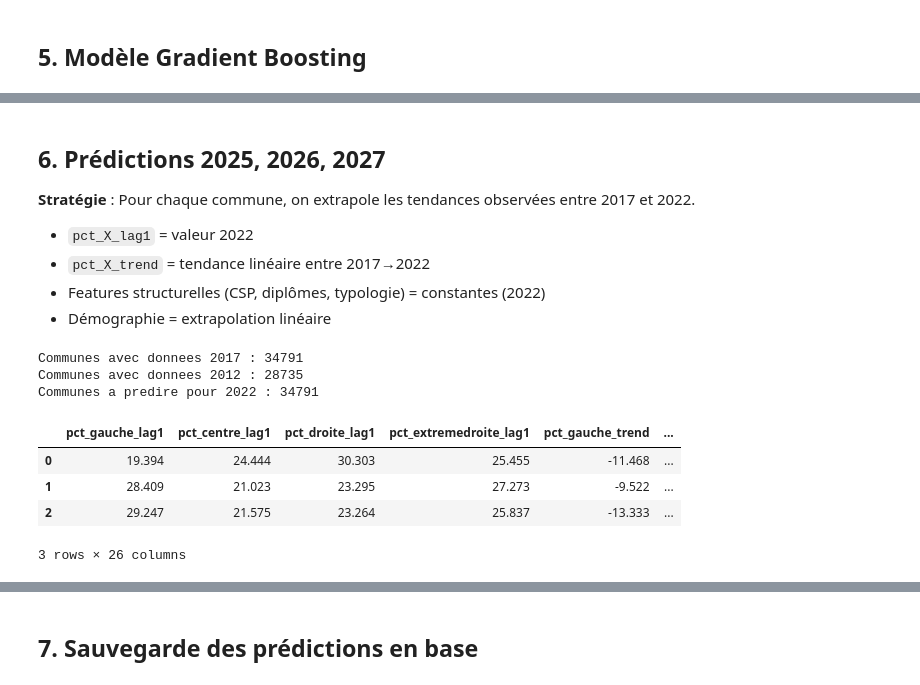
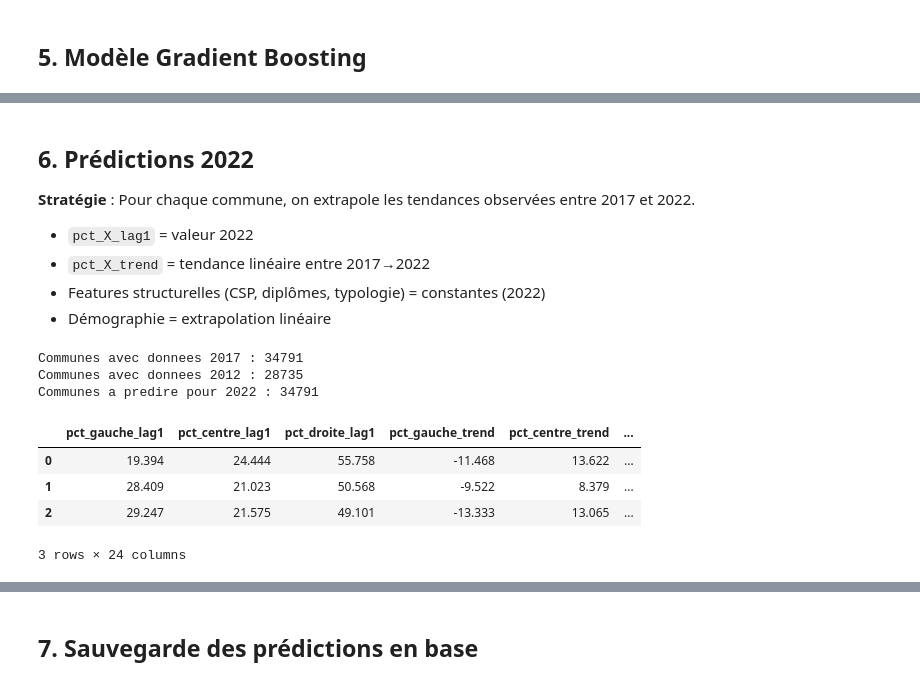
Before and after one commit to Lucas-knut/mspr-813, a Jupyter notebook: notebooks/communes/france/03_modeling.ipynb, the cells around one changed output, grey strips where cells are left out. Drawn from its saved outputs; the diff is of its cells as text; code cells hidden in the pictures.

```diff
--- a/notebooks/communes/france/03_modeling.ipynb
+++ b/notebooks/communes/france/03_modeling.ipynb
@@ -84,11 +84,11 @@ Ajout de features dérivées : tendances entre élections, lag, encodage de la t
 df = df.sort_values(['code_commune', 'annee']).reset_index(drop=True)
 
 # Lag : résultat de l'élection précédente (par commune)
-for col in ['pct_gauche', 'pct_centre', 'pct_droite', 'pct_extremedroite']:
+for col in ['pct_gauche', 'pct_centre', 'pct_droite']:
     df[f'{col}_lag1'] = df.groupby('code_commune')[col].shift(1)
 
 # Tendance : évolution par rapport à t-1
-for col in ['pct_gauche', 'pct_centre', 'pct_droite', 'pct_extremedroite']:
+for col in ['pct_gauche', 'pct_centre', 'pct_droite']:
     df[f'{col}_trend'] = df[col] - df[f'{col}_lag1']
 
 # Bloc dominant à t-1
@@ -298,5 +294,5 @@ Meilleur modèle : GradientBoosting (accuracy=0.808)
 # %% [markdown]
-## 6. Prédictions 2025, 2026, 2027
+## 6. Prédictions 2022
 
 **Stratégie** : Pour chaque commune, on extrapole les tendances observées entre 2017 et 2022.
 - `pct_X_lag1` = valeur 2022
@@ -332,12 +328,10 @@ for _, row in df_2017.iterrows():
         'pct_gauche_lag1':         row.get('pct_gauche', np.nan),
         'pct_centre_lag1':         row.get('pct_centre', np.nan),
         'pct_droite_lag1':         row.get('pct_droite', np.nan),
-        'pct_extremedroite_lag1':  row.get('pct_extremedroite', np.nan),
         # Tendance 2012 -> 2017
         'pct_gauche_trend':        get_trend_2017('pct_gauche'),
         'pct_centre_trend':        get_trend_2017('pct_centre'),
         'pct_droite_trend':        get_trend_2017('pct_droite'),
-        'pct_extremedroite_trend': get_trend_2017('pct_extremedroite'),
         # CSP
         'cadres_pct':              row.get('cadres_pct', np.nan),
         'ouvriers_pct':            row.get('ouvriers_pct', np.nan),
@@ -346,38 +340,38 @@ for _, row in df_2017.iterrows():
         # Diplomes
         'pct_bac_plus':            row.get('pct_bac_plus', np.nan),
         'pct_sans_diplome':        row.get('pct_sans_diplome', np.nan),
         # Demographie
         'nb_naissances':           row.get('nb_naissances', np.nan),
         'nb_deces':                row.get('nb_deces', np.nan),
         'solde_naturel':           row.get('solde_naturel', np.nan),
         # Territoire
         'typo_ord':                row.get('typo_ord', 0),
         # Revenus
         'mediane_revenu_disp':     row.get('mediane_revenu_disp', np.nan),
         'gini':                    row.get('gini', np.nan),
         'taux_pauvrete':           row.get('taux_pauvrete', np.nan),
         # Annee cible
         'annee':                   2022,
         # Metadata
         '_code_commune':           comm,
         '_libelle':                row.get('libelle', ''),
         '_code_dep':               row.get('code_dep', ''),
         '_typologie':              row.get('typologie_territoire', ''),
     }
     predictions_rows.append(feat_row)
 
 df_pred_input = pd.DataFrame(predictions_rows)
 print(f'Communes a predire pour 2022 : {len(df_pred_input)}')
 df_pred_input.head(3)
 # %% [output]
 Communes avec donnees 2017 : 34791
 Communes avec donnees 2012 : 28735
 Communes a predire pour 2022 : 34791
-|  | pct_gauche_lag1 | pct_centre_lag1 | pct_droite_lag1 | pct_extremedroite_lag1 | pct_gauche_trend | ... |
-| 0 | 19.394 | 24.444 | 30.303 | 25.455 | -11.468 | ... |
-| 1 | 28.409 | 21.023 | 23.295 | 27.273 | -9.522 | ... |
-| 2 | 29.247 | 21.575 | 23.264 | 25.837 | -13.333 | ... |
+|  | pct_gauche_lag1 | pct_centre_lag1 | pct_droite_lag1 | pct_gauche_trend | pct_centre_trend | ... |
+| 0 | 19.394 | 24.444 | 55.758 | -11.468 | 13.622 | ... |
+| 1 | 28.409 | 21.023 | 50.568 | -9.522 | 8.379 | ... |
+| 2 | 29.247 | 21.575 | 49.101 | -13.333 | 13.065 | ... |
-3 rows × 26 columns
+3 rows × 24 columns
 # %%
 # Predire 2022 avec le meilleur modele
 X_pred = df_pred_input[FEATURES]
```
Also changed, not shown: parts of 14 cells of this notebook, 11 other files.
